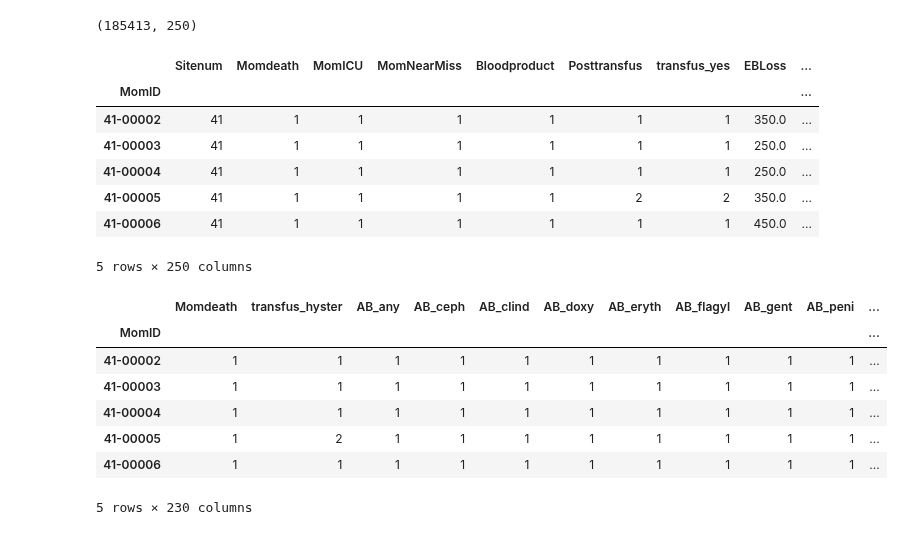
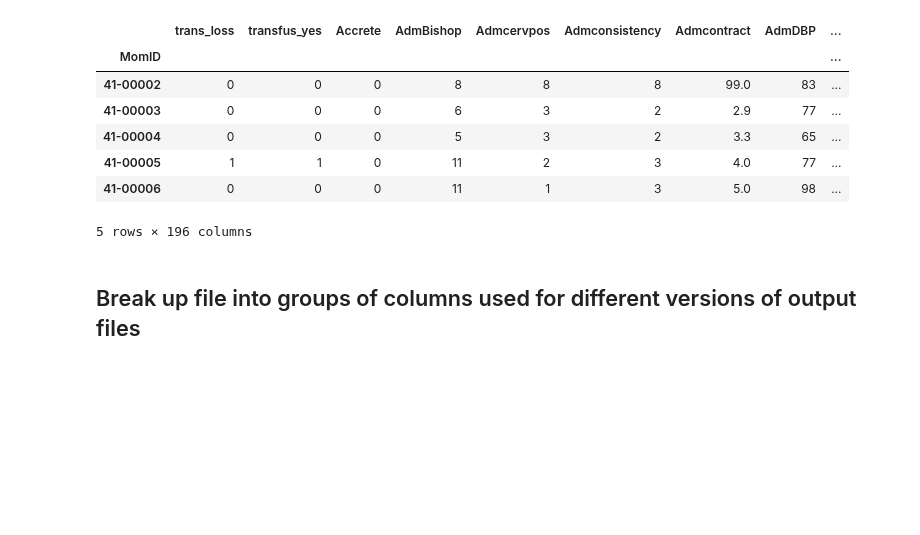
Before and after one commit to lhncbc/MFM_bopf, a Jupyter notebook: src/CSL_create_targets.ipynb, the cells around one changed output. Cells and saved outputs as stored; diff of their text form; code cells hidden in the pictures; blank space fills up the shorter version.

```diff
--- a/src/CSL_create_targets.ipynb
+++ b/src/CSL_create_targets.ipynb
@@ -102,48 +24,0 @@ df.to_csv(filename, header=True)
-# %%
-df = pd.read_csv('../data/csl/CSL_d5_targets_2020-08-21.csv', index_col=0)
-print(df.shape)
-display(df.head())
-# Create target datasets that don't have dependent vars. or other targets
-
-# transfus_hyster depends on transfus_yes and hysterectomy
-df.drop('Bloodproduct', axis=1, inplace=True)
-df.drop('Posttransfus', axis=1, inplace=True)
-df.drop('MomNearMiss', axis=1, inplace=True)
-df.drop('Hysterectomy', axis=1, inplace=True)
-df.drop('transfus_yes', axis=1, inplace=True)
-df.drop('trans_loss', axis=1, inplace=True)
-df.drop('transfus_all', axis=1, inplace=True)
-
-# Also remove numerous collinear and possibly confounding variables
-df.drop('MomICU', axis=1, inplace=True) # New - 06Nov2020
-df.drop('EBLoss', axis=1, inplace=True)
-df.drop('high_EBLoss', axis=1, inplace=True)
-df.drop('hemorrhage', axis=1, inplace=True)
-df.drop('postpartum_hemorrhage9', axis=1, inplace=True)
-df.drop('Postbleed', axis=1, inplace=True)
-df.drop('high_MomLOS', axis=1, inplace=True)
-df.drop('FSE', axis=1, inplace=True)
-df.drop('GAmethod', axis=1, inplace=True)
-df.drop('Ligation', axis=1, inplace=True)
-df.drop('Sitenum', axis=1, inplace=True)
-df.drop('Analgesia', axis=1, inplace=True)
-df.drop('fever9', axis=1, inplace=True)
-df.head()
-# %% [output]
-(185413, 250)
-|  | Sitenum | Momdeath | MomICU | MomNearMiss | Bloodproduct | Posttransfus | transfus_yes | EBLoss | ... |
-| MomID |  |  |  |  |  |  |  |  | ... |
-| 41-00002 | 41 | 1 | 1 | 1 | 1 | 1 | 1 | 350.0 | ... |
-| 41-00003 | 41 | 1 | 1 | 1 | 1 | 1 | 1 | 250.0 | ... |
-| 41-00004 | 41 | 1 | 1 | 1 | 1 | 1 | 1 | 250.0 | ... |
-| 41-00005 | 41 | 1 | 1 | 1 | 1 | 2 | 2 | 350.0 | ... |
-| 41-00006 | 41 | 1 | 1 | 1 | 1 | 1 | 1 | 450.0 | ... |
-5 rows × 250 columns
-|  | Momdeath | transfus_hyster | AB_any | AB_ceph | AB_clind | AB_doxy | AB_eryth | AB_flagyl | AB_gent | AB_peni | ... |
-| MomID |  |  |  |  |  |  |  |  |  |  | ... |
-| 41-00002 | 1 | 1 | 1 | 1 | 1 | 1 | 1 | 1 | 1 | 1 | ... |
-| 41-00003 | 1 | 1 | 1 | 1 | 1 | 1 | 1 | 1 | 1 | 1 | ... |
-| 41-00004 | 1 | 1 | 1 | 1 | 1 | 1 | 1 | 1 | 1 | 1 | ... |
-| 41-00005 | 1 | 2 | 1 | 1 | 1 | 1 | 1 | 1 | 1 | 1 | ... |
-| 41-00006 | 1 | 1 | 1 | 1 | 1 | 1 | 1 | 1 | 1 | 1 | ... |
-5 rows × 230 columns
@@ -153,0 +25,19 @@ if not os.path.exists(filename): # Comment out this line to overwrite file
+# %%
+# Drop all extra targets and collinear data fields
+drop_list = ['transfus_all','transfus_hyster',\
+             'MomNearMiss','Hysterectomy','Momdeath','MomICU','Postbleed',\
+             'high_MomLOS','Bloodproduct','Posttransfus','EBLoss','high_EBLoss',\
+             'hemorrhage','postpartum_hemorrhage9']
+df.drop(drop_list, axis=1, inplace=True)
+display(df.head())
+# %% [output]
+|  | trans_loss | transfus_yes | Accrete | AdmBishop | Admcervpos | Admconsistency | Admcontract | AdmDBP | ... |
+| MomID |  |  |  |  |  |  |  |  | ... |
+| 41-00002 | 0 | 0 | 0 | 8 | 8 | 8 | 99.0 | 83 | ... |
+| 41-00003 | 0 | 0 | 0 | 6 | 3 | 2 | 2.9 | 77 | ... |
+| 41-00004 | 0 | 0 | 0 | 5 | 3 | 2 | 3.3 | 65 | ... |
+| 41-00005 | 1 | 1 | 0 | 11 | 2 | 3 | 4.0 | 77 | ... |
+| 41-00006 | 0 | 0 | 0 | 11 | 1 | 3 | 5.0 | 98 | ... |
+5 rows × 196 columns
+# %% [markdown]
+## Break up file into groups of columns used for different versions of output files
```
Also changed, not shown: parts of 20 cells of this notebook, 1 other file.
